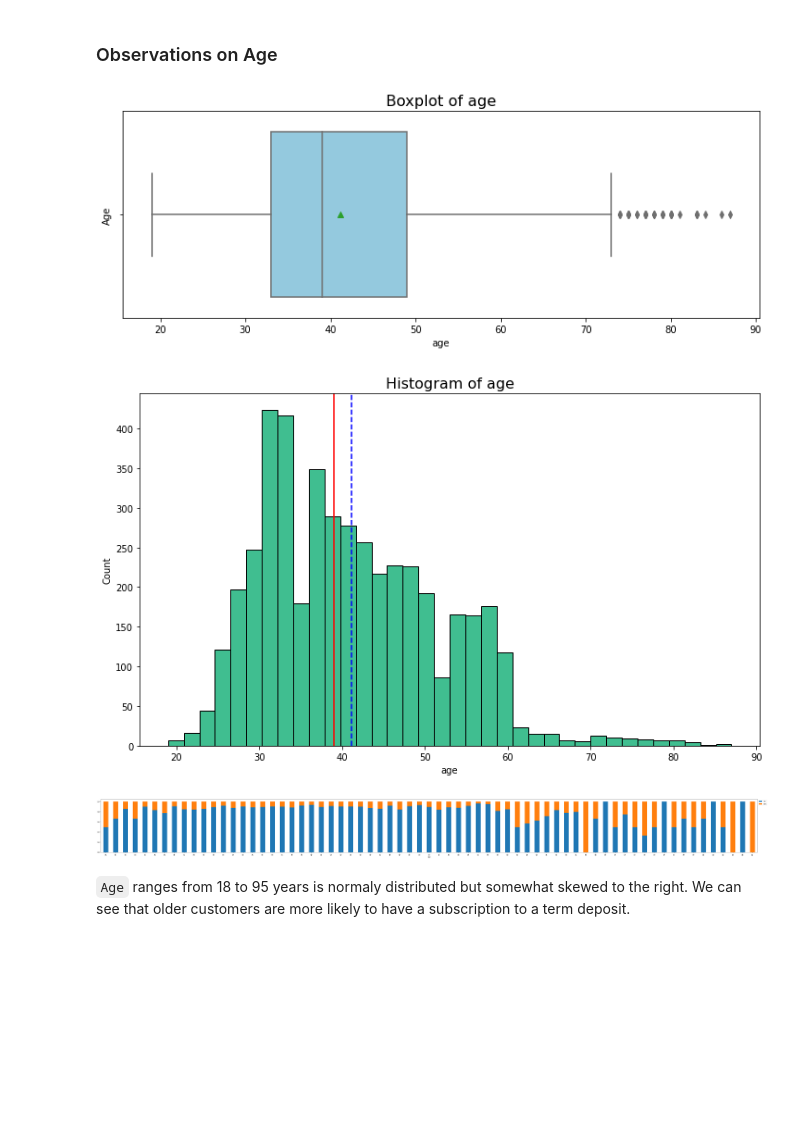
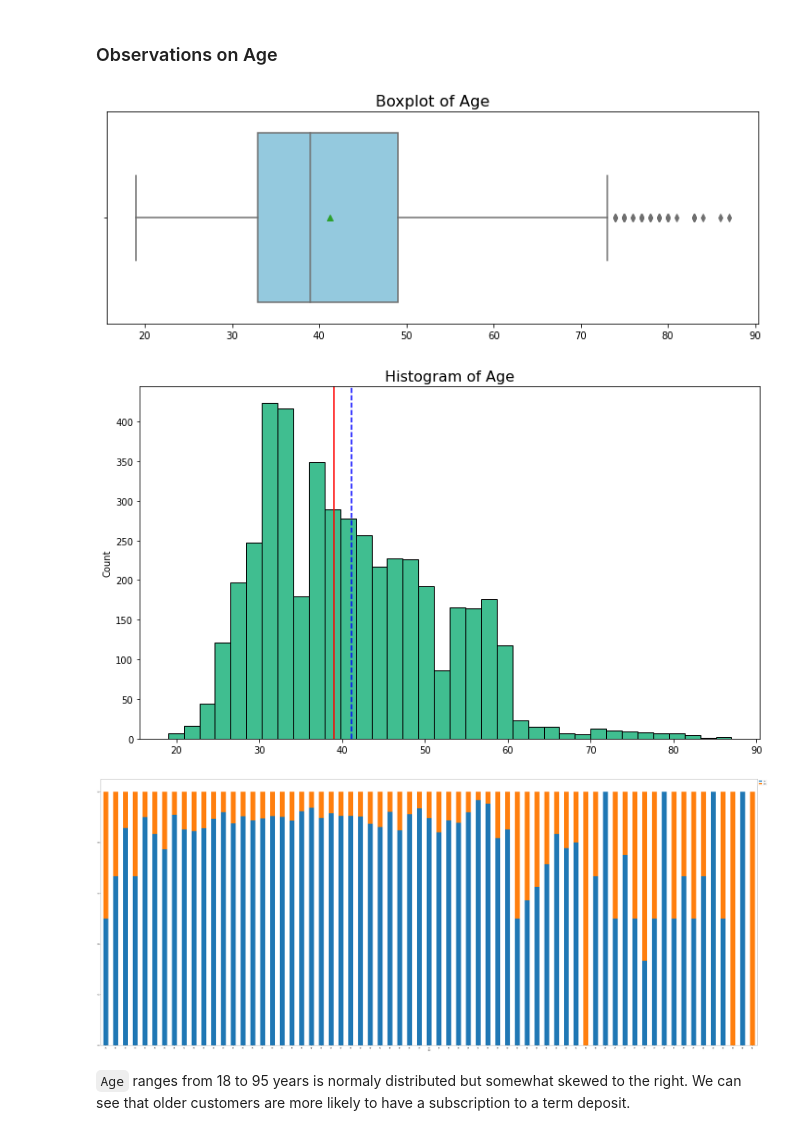
Before and after one commit to darkepacific/AAI-501-FinalTeamProject, a Jupyter notebook: AAI-501-FinalTeamProject.ipynb, the cells around one changed output. Saved outputs shown, nothing was run; the diff lists cells and outputs as text; code cells hidden in the pictures; blank space fills up the shorter version.

```diff
--- a/AAI-501-FinalTeamProject.ipynb
+++ b/AAI-501-FinalTeamProject.ipynb
@@ -154,8 +154,8 @@ def box_and_hist_plot(dataset, column):
 def plot_boxplot(dataset, column, fig_size=(12, 4)):
     plt.figure(figsize=fig_size)
     sns.boxplot(data=dataset, x=column, showmeans=True, color="skyblue")
-    plt.title(f'Boxplot of {column}', fontsize=16)
-    plt.ylabel(column.capitalize())  # Set the y-axis label
+    plt.title(f'Boxplot of {column.capitalize()}', fontsize=16)
+    plt.xlabel('')  # Remove the x-axis label
     plt.show()
 
 def plot_histogram(dataset, column, fig_size=(12, 7)):
@@ -163,22 +163,24 @@ def plot_histogram(dataset, column, fig_size=(12, 7)):
     sns.histplot(data=dataset, x=column, color="#00A86B")
     plt.axvline(dataset[column].mean(), color="blue", linestyle="--")
     plt.axvline(dataset[column].median(), color="red", linestyle="-")
-    plt.title(f'Histogram of {column}', fontsize=16)
+    plt.title(f'Histogram of {column.capitalize()}', fontsize=16)
+    plt.xlabel('')
     plt.show()
 
 
-# Function to create a stacked bar chart
-def plot_stacked_bar(dataset, feature, outcome):
+
+#Function to create a stacked bar chart
+def plot_stacked_bar(dataset, feature, height=6):
     """
-    Display category counts and generate a stacked bar chart.
+        This displays category counts and generates a stacked bar chart
     """
     unique_feature_count = dataset[feature].nunique()
-    outcome_sorter = dataset[outcome].value_counts().index[-1]
-    cross_tab_full = pd.crosstab(dataset[feature], dataset[outcome], margins=True).sort_values(
-        by=outcome_sorter, ascending=False
-    )
-    cross_tab = pd.crosstab(dataset[feature], dataset[outcome], normalize="index")
-    cross_tab.plot(kind="bar", stacked=True, figsize=(unique_feature_count + 5, 6))
+    cross_tab_full = pd.crosstab(dataset[feature], dataset['y'], margins=True).sort_values(dataset['y'].value_counts().index[-1], False)
+    ct = pd.crosstab(dataset[feature], dataset['y'], normalize="index")
+
+    # Set the plot colors to blue and gold and fix the height to 7
+    ct.plot(kind="bar", stacked=True, figsize=(unique_feature_count + 5, height))
+
     plt.legend(loc="upper left", bbox_to_anchor=(1, 1))
     plt.show()
 # %% [markdown]
@@ -204,11 +206,11 @@ annotated_barchart(df,"y",True)
 # %%
 cat = "age"
 box_and_hist_plot(df, cat)
-plot_stacked_bar(df, cat, "y")
+plot_stacked_bar(df, cat, 30)
 # %% [output]
-[figure, old version]
+[figure, new version]
-[figure, old version]
+[figure, new version]
-[figure, old version]
+[figure, new version]
 # %% [markdown]
 `Age` ranges from 18 to 95 years is normaly distributed but somewhat skewed to the right. We can see that older customers are more likely to have a subscription to a term deposit.
 # %% [markdown]
```
Also changed, not shown: parts of 7 cells of this notebook.
